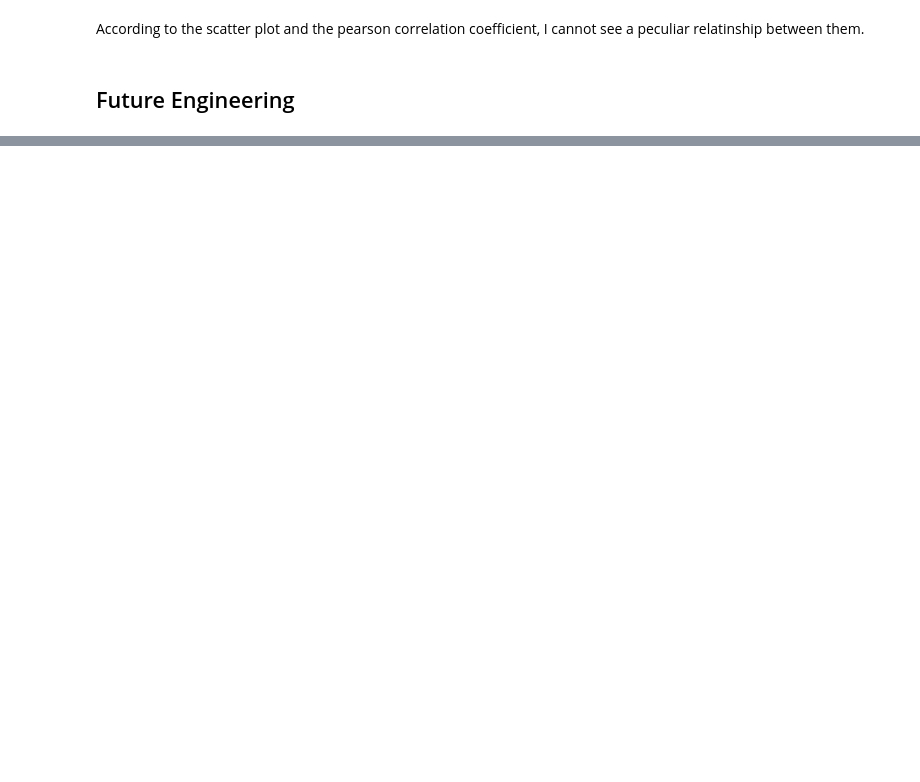
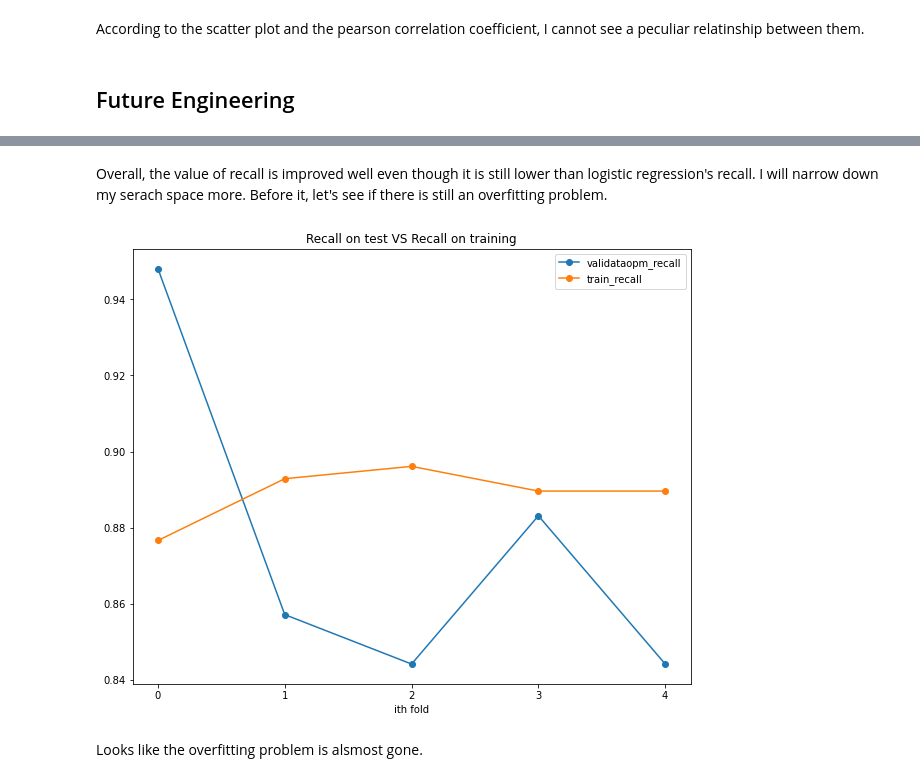
Before and after one commit to kodaigit/credit_card_fraud_detection, a Jupyter notebook: credit_card_fraud.ipynb, the cells around one changed output, grey strips where cells are left out. Cells and saved outputs as stored; diff of their text form; code cells hidden in the pictures; blank space fills up the shorter version.

```diff
--- a/credit_card_fraud.ipynb
+++ b/credit_card_fraud.ipynb
@@ -645,0 +990,10 @@ Based on findings, I will create several new features. There are three features
+# %%
+#plot only recall
+def plot_train_test_recall(cv_result):
+    plt.figure(figsize=(10,8))
+    plt.plot(cv_result['test_recall'],'o-',label='validataopm_recall')
+    plt.plot(cv_result['train_recall'],'o-',label='train_recall')
+    plt.xticks(range(0,5))
+    plt.title('Recall on test VS Recall on training')
+    plt.legend();
+    plt.xlabel('ith fold')
@@ -645,0 +1004,12 @@ Based on findings, I will create several new features. There are three features
+# %%
+params = {"n_estimators":[50, 100, 300, 500, 700],
+         "max_depth":[5,10,50,100, 150],
+         "max_leaf_nodes":[5,10,20,40,80]}
+# %%
+random_grid = RandomizedSearchCV(RandomForestClassifier(class_weight={1:class_weight[1],0:class_weight[0]},random_state=42),
+                                 param_distributions=params,
+                                n_iter=10,
+                                scoring=dic_scores,
+                                refit=False,
+                                random_state=42)
+random_grid.fit(lasso_candidate,target_train)
@@ -645,0 +1047,14 @@ Based on findings, I will create several new features. There are three features
+# %% [markdown]
+Overall, the value of recall is improved well even though it is still lower than logistic regression's recall. I will narrow down my serach space more. Before it, let's see if there is still an overfitting problem.
+# %%
+random1_best  = RandomForestClassifier(n_estimators=500,class_weight={1:class_weight[1],0:class_weight[0]},
+                                       max_depth=50,
+                                       max_leaf_nodes=5,
+                                      random_state=42)
+random1_cv = cross_validate(random1_best,lasso_candidate,target_train,scoring=dic_scores,cv=5,return_train_score=True)
+# %%
+plot_train_test_recall(random1_cv)
+# %% [output]
+[figure, added]
+# %% [markdown]
+Looks like the overfitting problem is alsmost gone.
```
Also changed, not shown: parts of 113 cells of this notebook.
